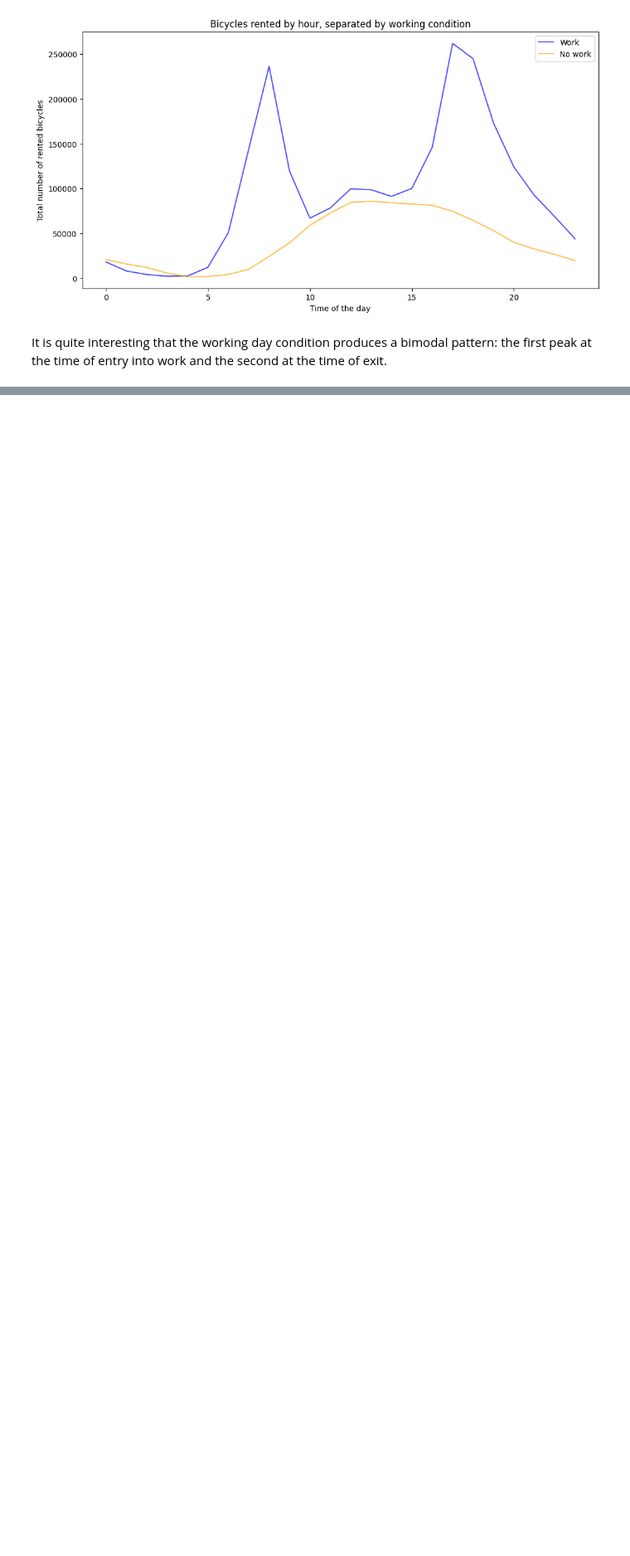
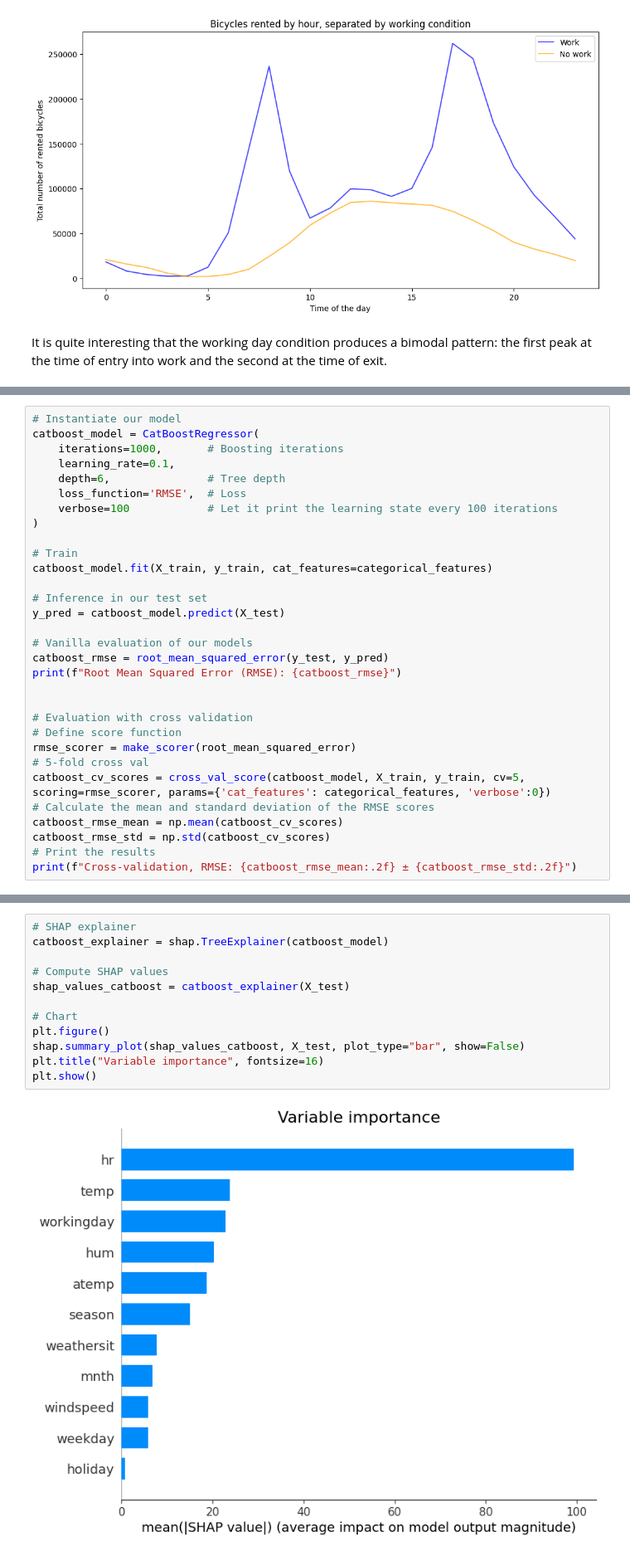
Before and after one commit to jospablo777/ml_model_api, a Jupyter notebook: notebooks/eda_and_toy_model.ipynb, the cells around one changed output, grey strips where cells are left out. Shown: that part at 83% size. Cells and saved outputs as stored; diff of their text form; blank space fills up the shorter version.

Commit message:
Finished the analysis and we have a model capable of inference.

```diff
--- a/notebooks/eda_and_toy_model.ipynb
+++ b/notebooks/eda_and_toy_model.ipynb
@@ -282,0 +332,31 @@ It is quite interesting that the working day condition produces a bimodal patter
+# %%
+# Instantiate our model
+catboost_model = CatBoostRegressor(
+    iterations=1000,       # Boosting iterations
+    learning_rate=0.1,
+    depth=6,               # Tree depth
+    loss_function='RMSE',  # Loss
+    verbose=100            # Let it print the learning state every 100 iterations
+)
+
+# Train
+catboost_model.fit(X_train, y_train, cat_features=categorical_features)
+
+# Inference in our test set
+y_pred = catboost_model.predict(X_test)
+
+# Vanilla evaluation of our models
+catboost_rmse = root_mean_squared_error(y_test, y_pred)
+print(f"Root Mean Squared Error (RMSE): {catboost_rmse}")
+
+
+# Evaluation with cross validation
+# Define score function
+rmse_scorer = make_scorer(root_mean_squared_error)
+# 5-fold cross val
+catboost_cv_scores = cross_val_score(catboost_model, X_train, y_train, cv=5, scoring=rmse_scorer, params={'cat_features': categorical_features, 'verbose':0})
+# Calculate the mean and standard deviation of the RMSE scores
+catboost_rmse_mean = np.mean(catboost_cv_scores)
+catboost_rmse_std = np.std(catboost_cv_scores)
+# Print the results
+print(f"Cross-validation, RMSE: {catboost_rmse_mean:.2f} ± {catboost_rmse_std:.2f}")
@@ -282,0 +550,14 @@ It is quite interesting that the working day condition produces a bimodal patter
+# %%
+# SHAP explainer
+catboost_explainer = shap.TreeExplainer(catboost_model)
+
+# Compute SHAP values
+shap_values_catboost = catboost_explainer(X_test)
+
+# Chart
+plt.figure()
+shap.summary_plot(shap_values_catboost, X_test, plot_type="bar", show=False)
+plt.title("Variable importance", fontsize=16)
+plt.show()
+# %% [output]
+[figure, added]
```
Also changed, not shown: parts of 24 cells of this notebook.
